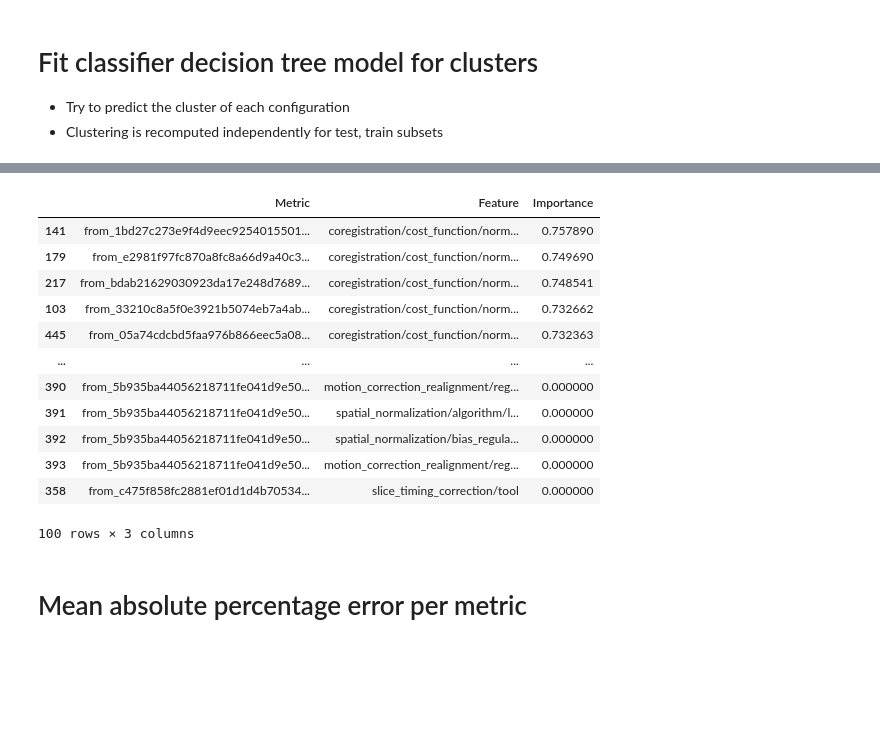
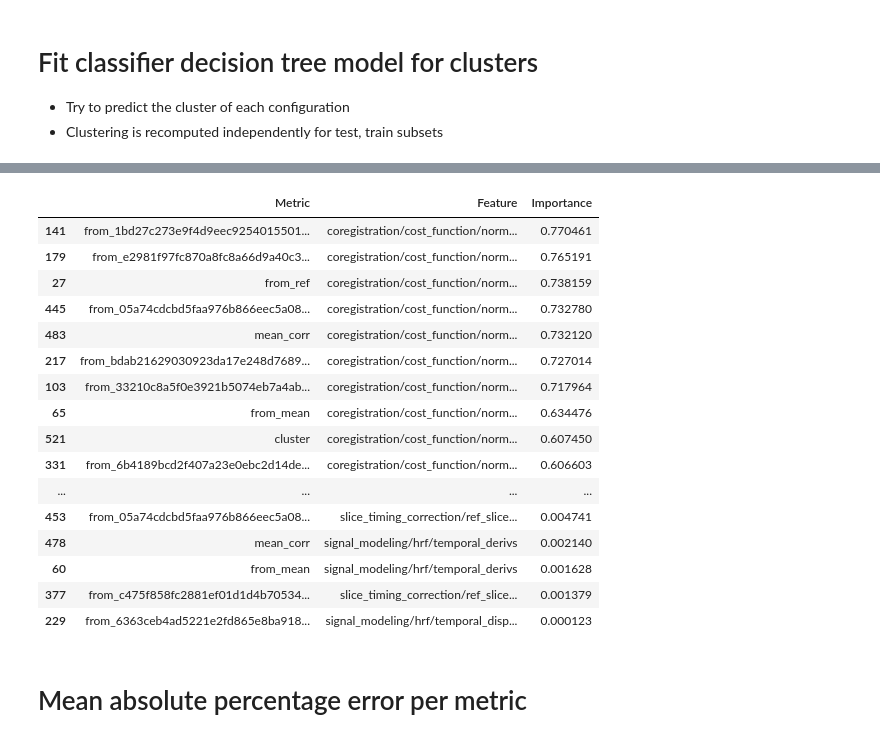
Before and after one commit to Inria-Empenn/fmri_feature_model, a Jupyter notebook: analysis/auditory/auditory_analysis.ipynb, the cells around one changed output, grey strips where cells are left out. Saved outputs shown, nothing was run; the diff lists cells and outputs as text; code cells hidden in the pictures; blank space fills up the shorter version.

```diff
--- a/analysis/auditory/auditory_analysis.ipynb
+++ b/analysis/auditory/auditory_analysis.ipynb
@@ -357,7 +355,7 @@ for cluster, configs in id_by_cluster.items():
     label = f'cluster {cluster}'
     fig, axes = plt.subplots(3, 1, figsize=(5, 15))
     for i, z_coord in enumerate(z_coords):
-        plotting.plot_stat_map(img, cut_coords=[z_coord], display_mode='z', axes=axes[i], vmin=-5, vmax=5, title=f"{label} z={z_coord}")
+        plotting.plot_stat_map(img, cut_coords=[z_coord], display_mode='z', axes=axes[i], vmin=-3, vmax=3, title=f"{label} z={z_coord}")
     plt.show()
 # %% [output]
 [figure]
@@ -528,20 +540,25 @@ results_df.head(14)
 # %%
 importance_df = pd.DataFrame(feat_importances, columns=['Metric', 'Feature', 'Importance']).sort_values(by='Importance', ascending=False)
+importance_df = importance_df[importance_df['Importance'] != 0.00000]
 importance_df.head(100)
 # %% [output]
 |  | Metric | Feature | Importance |
-| 141 | from_1bd27c273e9f4d9eec9254015501... | coregistration/cost_function/norm... | 0.757890 |
-| 179 | from_e2981f97fc870a8fc8a66d9a40c3... | coregistration/cost_function/norm... | 0.749690 |
-| 217 | from_bdab21629030923da17e248d7689... | coregistration/cost_function/norm... | 0.748541 |
-| 103 | from_33210c8a5f0e3921b5074eb7a4ab... | coregistration/cost_function/norm... | 0.732662 |
-| 445 | from_05a74cdcbd5faa976b866eec5a08... | coregistration/cost_function/norm... | 0.732363 |
+| 141 | from_1bd27c273e9f4d9eec9254015501... | coregistration/cost_function/norm... | 0.770461 |
+| 179 | from_e2981f97fc870a8fc8a66d9a40c3... | coregistration/cost_function/norm... | 0.765191 |
+| 27 | from_ref | coregistration/cost_function/norm... | 0.738159 |
+| 445 | from_05a74cdcbd5faa976b866eec5a08... | coregistration/cost_function/norm... | 0.732780 |
+| 483 | mean_corr | coregistration/cost_function/norm... | 0.732120 |
+| 217 | from_bdab21629030923da17e248d7689... | coregistration/cost_function/norm... | 0.727014 |
+| 103 | from_33210c8a5f0e3921b5074eb7a4ab... | coregistration/cost_function/norm... | 0.717964 |
+| 65 | from_mean | coregistration/cost_function/norm... | 0.634476 |
+| 521 | cluster | coregistration/cost_function/norm... | 0.607450 |
+| 331 | from_6b4189bcd2f407a23e0ebc2d14de... | coregistration/cost_function/norm... | 0.606603 |
 | ... | ... | ... | ... |
-| 390 | from_5b935ba44056218711fe041d9e50... | motion_correction_realignment/reg... | 0.000000 |
-| 391 | from_5b935ba44056218711fe041d9e50... | spatial_normalization/algorithm/l... | 0.000000 |
-| 392 | from_5b935ba44056218711fe041d9e50... | spatial_normalization/bias_regula... | 0.000000 |
-| 393 | from_5b935ba44056218711fe041d9e50... | motion_correction_realignment/reg... | 0.000000 |
-| 358 | from_c475f858fc2881ef01d1d4b70534... | slice_timing_correction/tool | 0.000000 |
+| 453 | from_05a74cdcbd5faa976b866eec5a08... | slice_timing_correction/ref_slice... | 0.004741 |
+| 478 | mean_corr | signal_modeling/hrf/temporal_derivs | 0.002140 |
+| 60 | from_mean | signal_modeling/hrf/temporal_derivs | 0.001628 |
+| 377 | from_c475f858fc2881ef01d1d4b70534... | slice_timing_correction/ref_slice... | 0.001379 |
+| 229 | from_6363ceb4ad5221e2fd865e8ba918... | signal_modeling/hrf/temporal_disp... | 0.000123 |
-100 rows × 3 columns
 # %% [markdown]
 # Mean absolute percentage error per metric
 # %%
```
Also changed, not shown: parts of 8 cells of this notebook, 28 other files.
